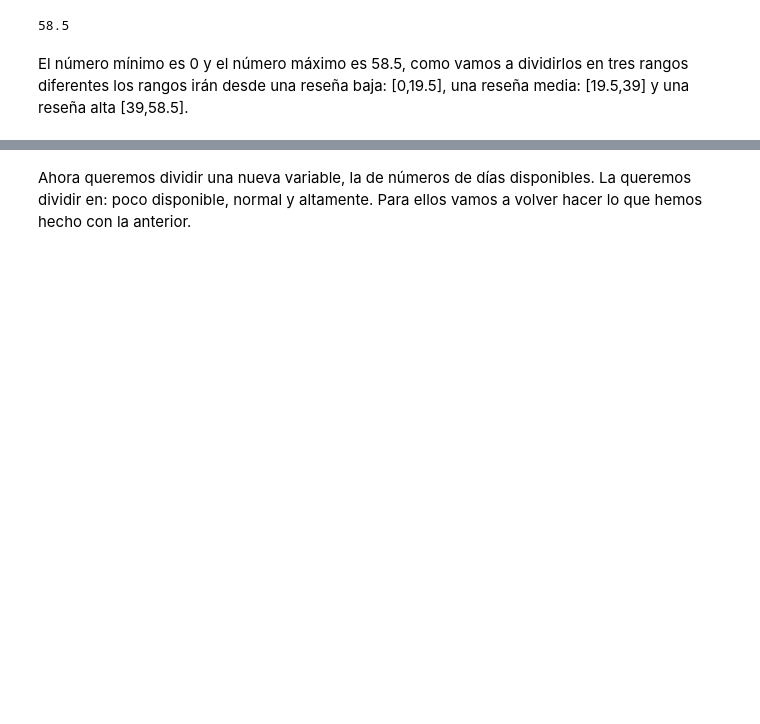
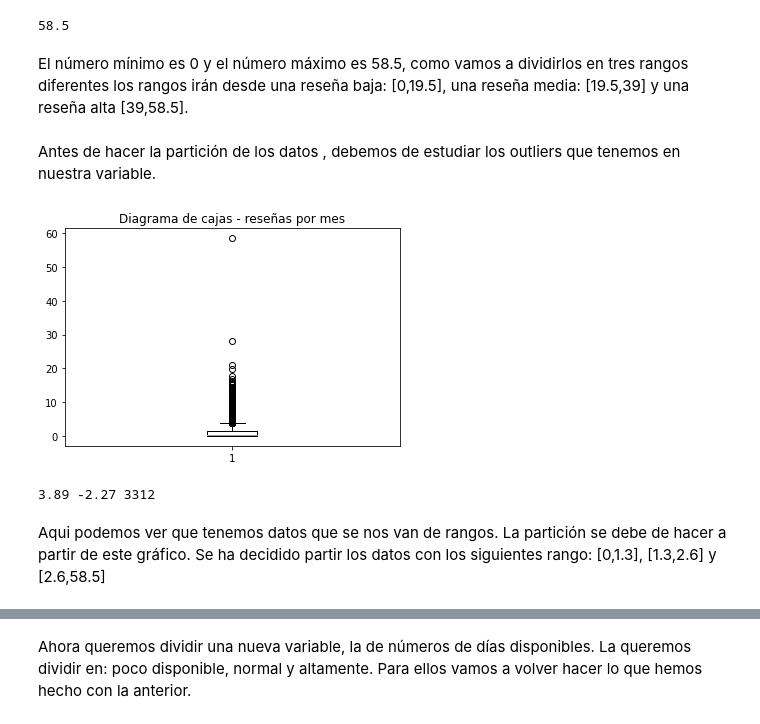
Before and after one commit to MartaAmoresCastillejo/LAB1, a Jupyter notebook: Lab1.ipynb, the cells around one changed output, grey strips where cells are left out. Drawn from its saved outputs; the diff is of its cells as text; code cells hidden in the pictures; blank space fills up the shorter version.

```diff
--- a/Lab1.ipynb
+++ b/Lab1.ipynb
@@ -104,5 +104,26 @@ max
 58.5
 # %% [markdown]
 El número mínimo es 0 y el número máximo es 58.5, como vamos a dividirlos en tres rangos diferentes los rangos irán desde una reseña baja: [0,19.5], una reseña media: [19.5,39] y una reseña alta [39,58.5].
+# %% [markdown]
+Antes de hacer la partición de los datos , debemos de estudiar los outliers que tenemos en nuestra variable.
+# %%
+boxplot_resenas = data['reviews_per_month']
+plt.boxplot(boxplot_resenas)
+plt.title('Diagrama de cajas - reseñas por mes')
+plt.show()
+# %% [output]
+[figure, added]
+# %%
+from matplotlib.cbook import boxplot_stats
+stats = boxplot_stats(boxplot_resenas)
+stats = stats[0]
+outliers = stats['fliers']
+min = stats['q1']-1.5*stats['iqr']
+max = stats['q3']+1.5*stats['iqr']
+print(max,min,len(outliers))
+# %% [output]
+3.89 -2.27 3312
+# %% [markdown]
+Aqui podemos ver que tenemos datos que se nos van de rangos. La partición se debe de hacer a partir de este gráfico. Se ha decidido partir los datos con los siguientes rango: [0,1.3], [1.3,2.6] y [2.6,58.5]
 # %%
 #Calculamos los 2 cortes para partir el rango en 3
```
Also changed, not shown: parts of 16 cells of this notebook.
